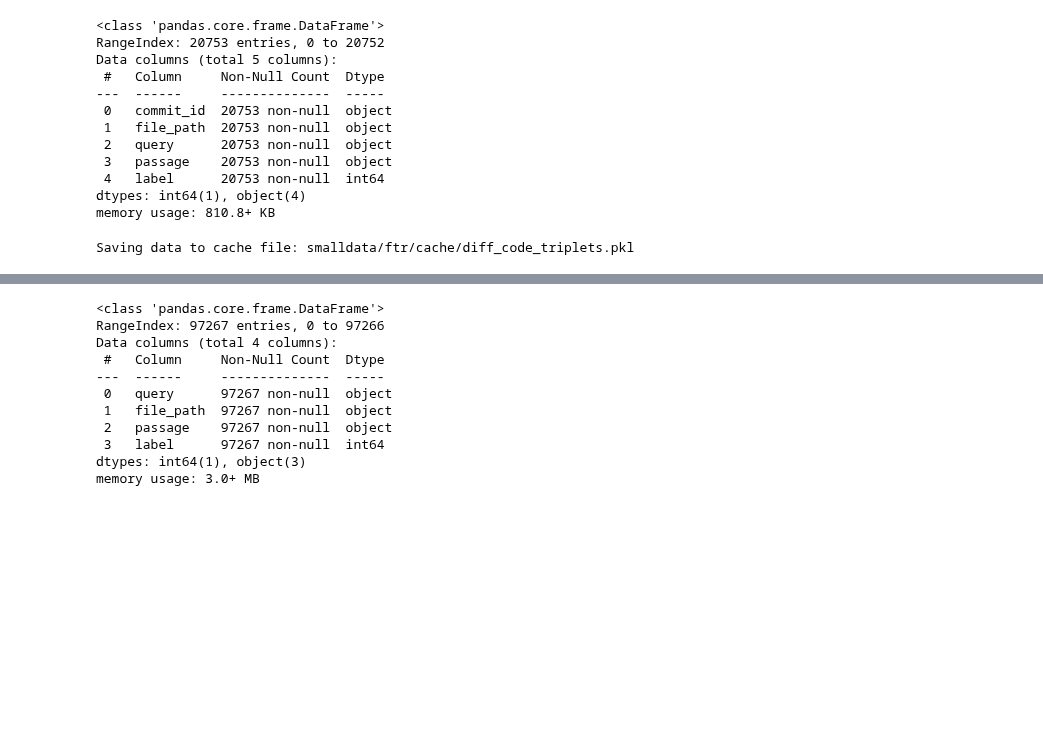
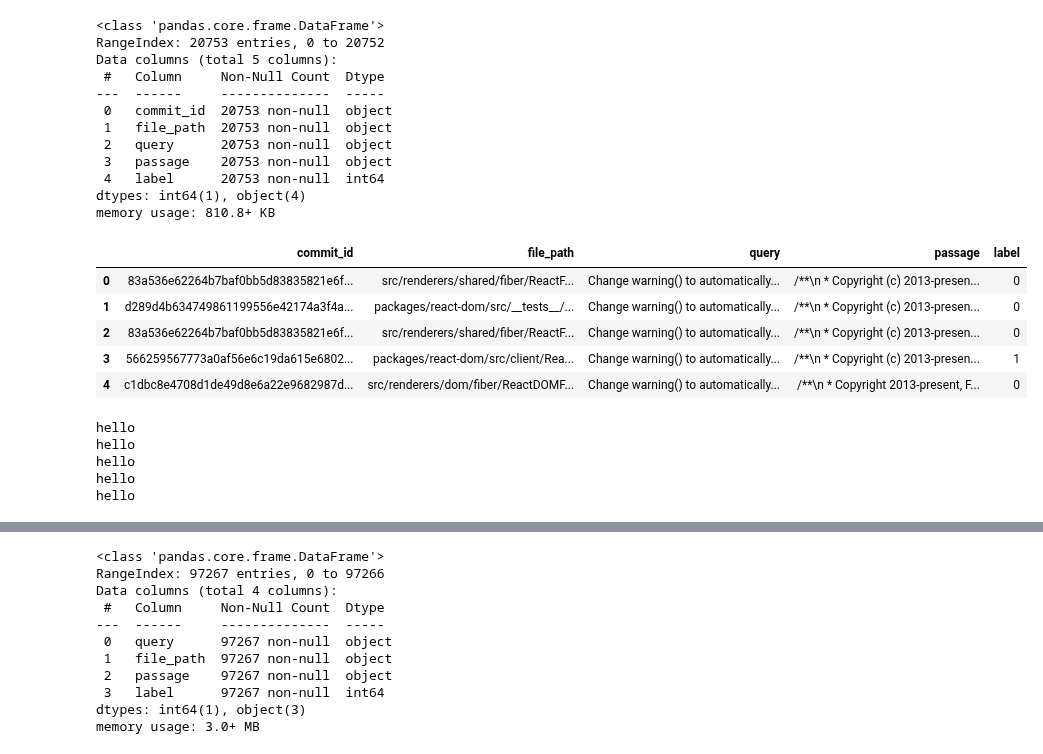
Before and after one commit to Siddharth-Gandhi/ds, a Jupyter notebook: notebooks/CodeReranker.ipynb, the cells around one changed output, grey strips where cells are left out. Saved outputs shown, nothing was run; the diff lists cells and outputs as text; code cells hidden in the pictures; blank space fills up the shorter version.

Commit message:
code reranker hopefully works..?

```diff
--- a/notebooks/CodeReranker.ipynb
+++ b/notebooks/CodeReranker.ipynb
@@ -740,7 +737,21 @@ Data columns (total 5 columns):
  4   label      20753 non-null  int64
 dtypes: int64(1), object(4)
 memory usage: 810.8+ KB
-# %%
-triplets = prepare_code_triplets(processed_code_df.head(5000), code_reranker, triplet_cache, overwrite=True)
-# %% [output]
-Saving data to cache file: smalldata/ftr/cache/diff_code_triplets.pkl
+# %%
+processed_code_df.head()
+# %% [output]
+|  | commit_id | file_path | query | passage | label |
+| 0 | 83a536e62264b7baf0bb5d83835821e6f... | src/renderers/shared/fiber/ReactF... | Change warning() to automatically... | /**\n * Copyright (c) 2013-presen... | 0 |
+| 1 | d289d4b634749861199556e42174a3f4a... | packages/react-dom/src/__tests__/... | Change warning() to automatically... | /**\n * Copyright (c) 2013-presen... | 0 |
+| 2 | 83a536e62264b7baf0bb5d83835821e6f... | src/renderers/shared/fiber/ReactF... | Change warning() to automatically... | /**\n * Copyright (c) 2013-presen... | 0 |
+| 3 | 566259567773a0af56e6c19da615e6802... | packages/react-dom/src/client/Rea... | Change warning() to automatically... | /**\n * Copyright (c) 2013-presen... | 1 |
+| 4 | c1dbc8e4708d1de49d8e6a22e9682987d... | src/renderers/dom/fiber/ReactDOMF... | Change warning() to automatically... | /**\n * Copyright 2013-present, F... | 0 |
+# %%
+# triplets = prepare_code_triplets(processed_code_df, code_reranker, triplet_cache, overwrite=False)
+triplets = prepare_code_triplets(processed_code_df.head(1), code_reranker, None, overwrite=False)
+# %% [output]
+hello
+hello
+hello
+hello
+hello
```
Also changed, not shown: parts of 18 cells of this notebook, 6 other files.
